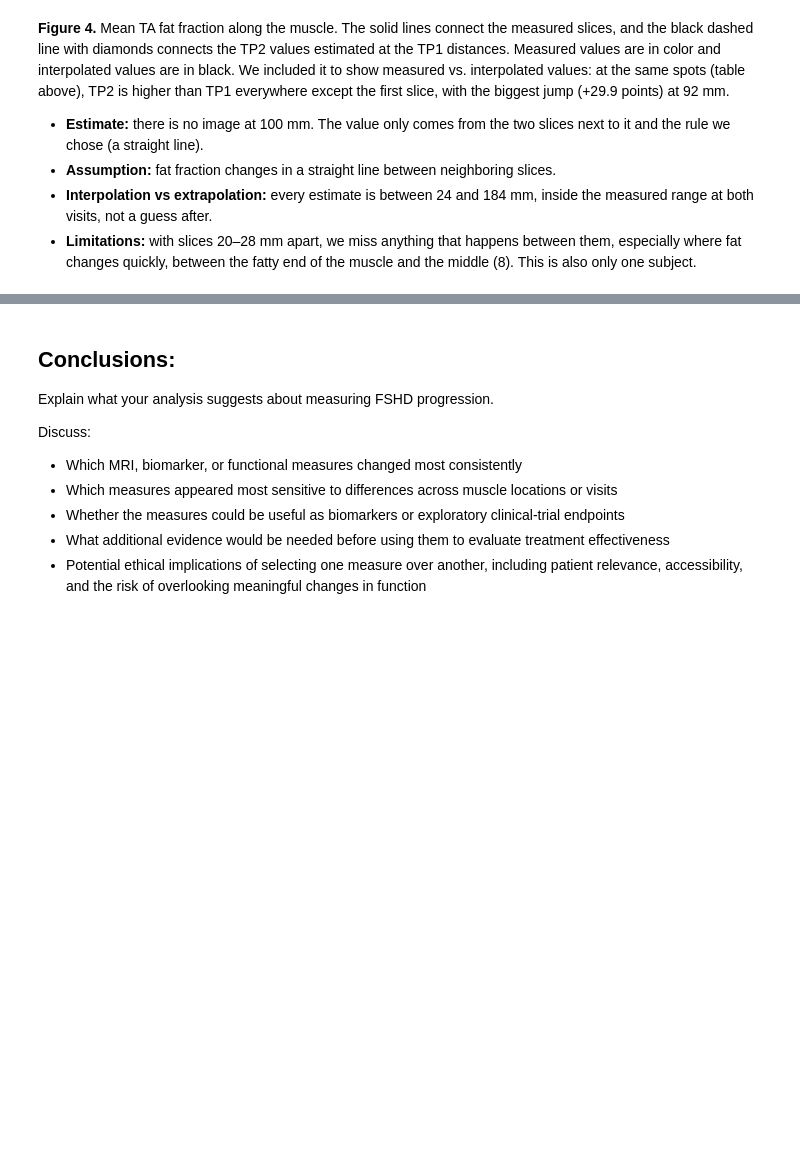
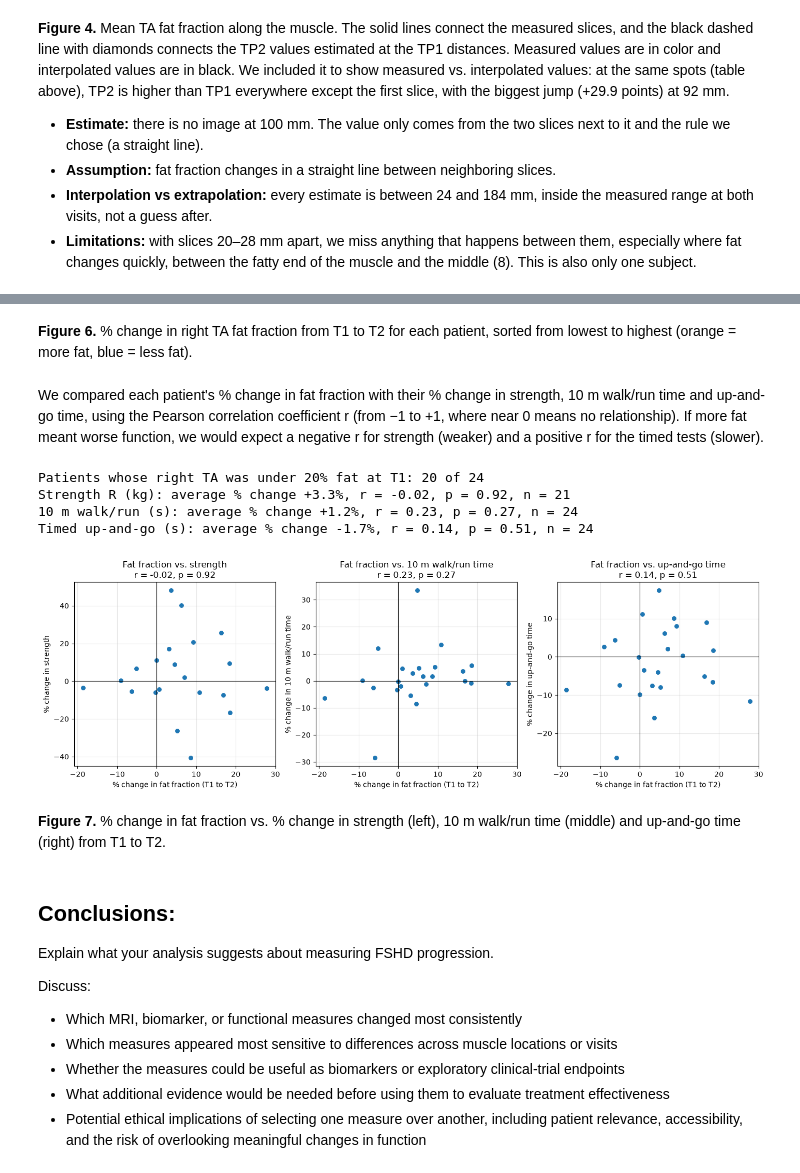
Before and after one commit to IliyaSomov-code/Module-2-Collab, a Jupyter notebook: FSHD_IliyaMakayla_Project.ipynb, the cells around one changed output, grey strips where cells are left out. Saved outputs shown, nothing was run; the diff lists cells and outputs as text; code cells hidden in the pictures; blank space fills up the shorter version.

```diff
--- a/FSHD_IliyaMakayla_Project.ipynb
+++ b/FSHD_IliyaMakayla_Project.ipynb
@@ -506,3 +584,37 @@ TP1 at 100 mm: 26.9% by hand, 26.9% with interp1d
+# %% [markdown]
+**Figure 6.** % change in right TA fat fraction from T1 to T2 for each patient, sorted from lowest to highest (orange = more fat, blue = less fat).
+# %% [markdown]
+We compared each patient's % change in fat fraction with their % change in strength, 10 m walk/run time and up-and-go time, using the Pearson correlation coefficient r (from −1 to +1, where near 0 means no relationship). If more fat meant worse function, we would expect a negative r for strength (weaker) and a positive r for the timed tests (slower).
+# %%
+pct_wide = est.pivot(index="subject_id", columns="measure", values="pct_change")
+function_tests = {"Strength R (kg)": "strength", "10 m walk/run (s)": "10 m walk/run time",
+                  "Timed up-and-go (s)": "up-and-go time"}
+
+ff_T1 = est.loc[est["measure"] == "Fat fraction R (%)", "T1"]
+print(f"Patients whose right TA was under 20% fat at T1: {(ff_T1 < 20).sum()} of {len(ff_T1)}")
+
+fig, axes = plt.subplots(1, 3, figsize=(14, 4.5), layout="constrained")
+for ax, (name, short) in zip(axes, function_tests.items()):
+    both = pct_wide[["Fat fraction R (%)", name]].dropna()
+    r, p = stats.pearsonr(both["Fat fraction R (%)"], both[name])
+    print(f"{name}: average % change {both[name].mean():+.1f}%, r = {r:.2f}, p = {p:.2f}, "
+          f"n = {len(both)}")
+    ax.scatter(both["Fat fraction R (%)"], both[name], color="tab:blue", edgecolor="white", s=55)
+    ax.axhline(0, color="black", lw=0.8)
+    ax.axvline(0, color="black", lw=0.8)
+    ax.set_xlabel("% change in fat fraction (T1 to T2)")
+    ax.set_ylabel(f"% change in {short}")
+    ax.set_title(f"Fat fraction vs. {short}\nr = {r:.2f}, p = {p:.2f}")
+    ax.grid(True, alpha=0.3)
+plt.show()
+# %% [output]
+Patients whose right TA was under 20% fat at T1: 20 of 24
+Strength R (kg): average % change +3.3%, r = -0.02, p = 0.92, n = 21
+10 m walk/run (s): average % change +1.2%, r = 0.23, p = 0.27, n = 24
+Timed up-and-go (s): average % change -1.7%, r = 0.14, p = 0.51, n = 24
+[figure, added]
+# %% [markdown]
+**Figure 7.** % change in fat fraction vs. % change in strength (left), 10 m walk/run time (middle) and up-and-go time (right) from T1 to T2.
 # %% [markdown]
 ## Conclusions:
 
```
Also changed, not shown: parts of 4 cells of this notebook, 1 other file.
